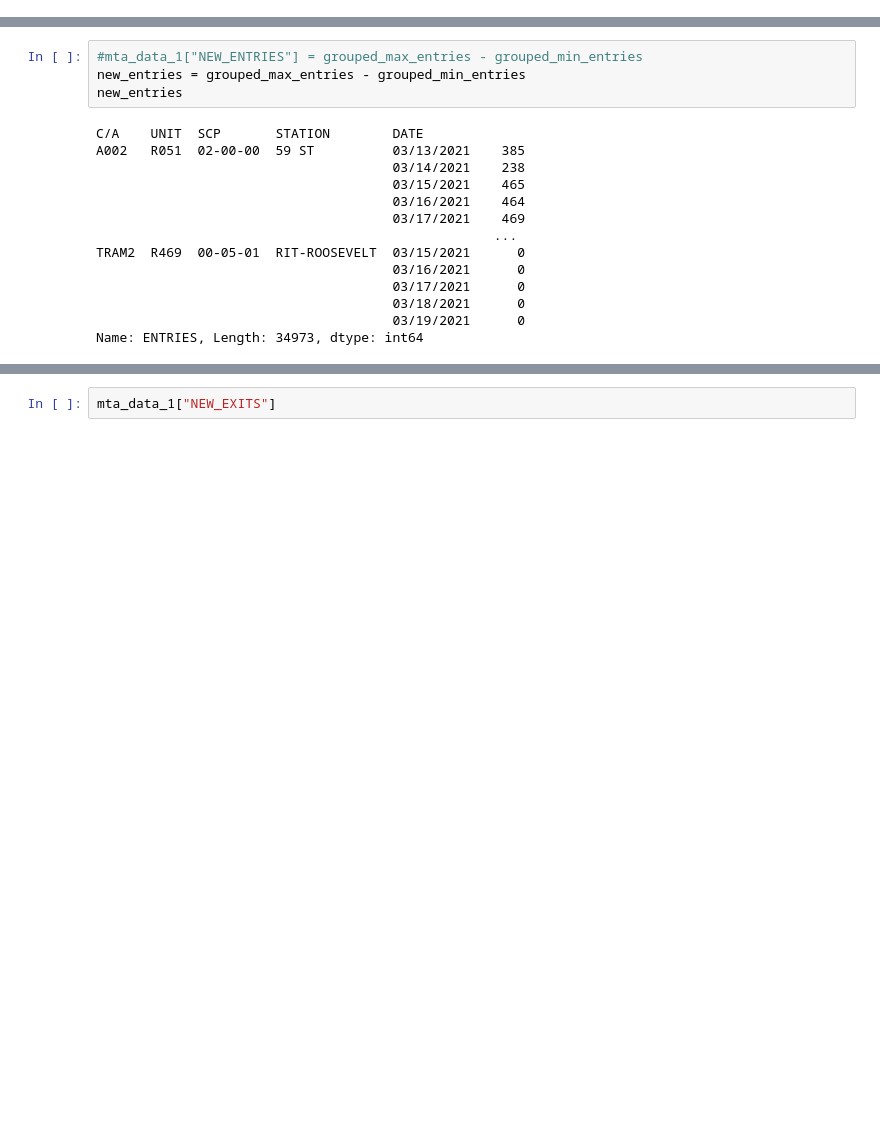
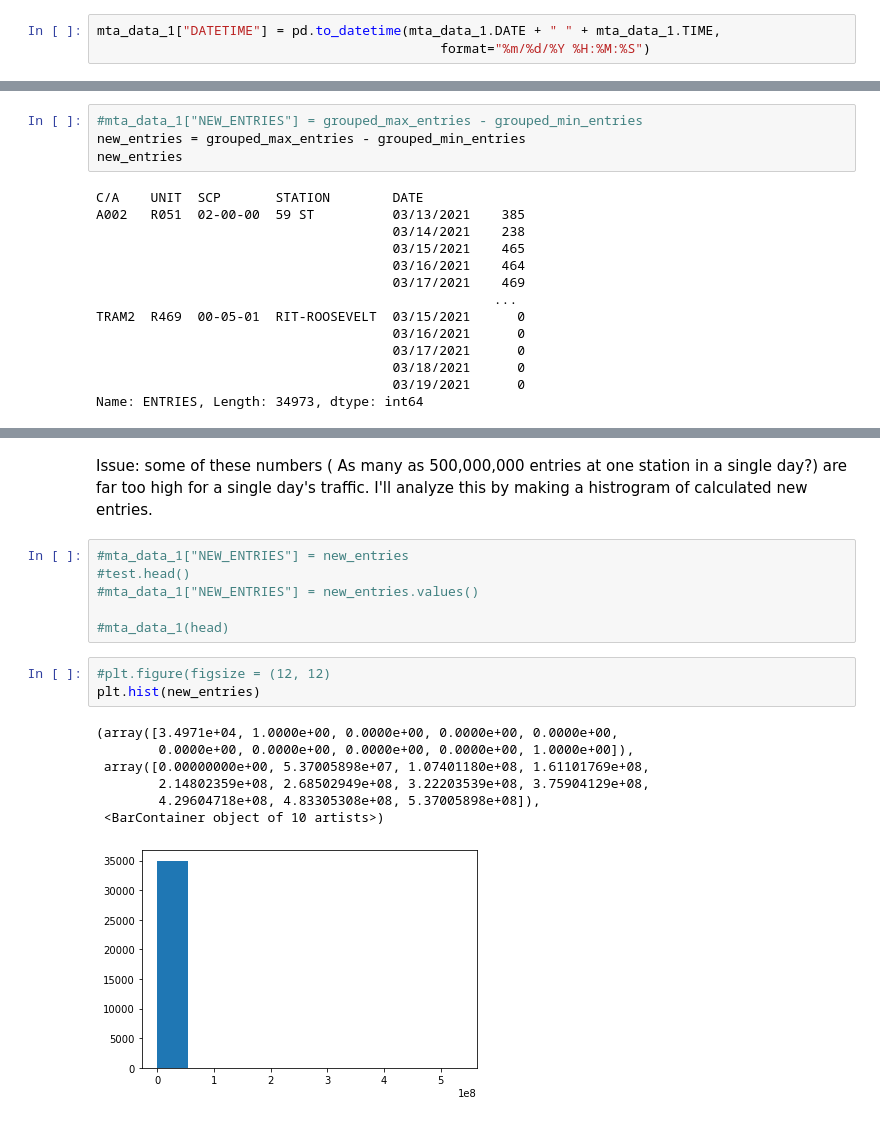
Before and after one commit to nickdellaquilo/Metis-Project-1, a Jupyter notebook: MVP Scrap Work.ipynb, the cells around one changed output, grey strips where cells are left out. Saved outputs shown, nothing was run; the diff lists cells and outputs as text; blank space fills up the shorter version.

```diff
--- a/MVP Scrap Work.ipynb
+++ b/MVP Scrap Work.ipynb
@@ -119,0 +121,3 @@ A cursory look at the data indicates what information we're working with and how
+# %%
+mta_data_1["DATETIME"] = pd.to_datetime(mta_data_1.DATE + " " + mta_data_1.TIME,
+                                            format="%m/%d/%Y %H:%M:%S")
@@ -203,2 +227,19 @@ Name: ENTRIES, Length: 34973, dtype: int64
-# %%
-mta_data_1["NEW_EXITS"]
+# %% [markdown]
+Issue: some of these numbers ( As many as 500,000,000 entries at one station in a single day?) are far too high for a single day's traffic. I'll analyze this by making a histrogram of calculated new entries.
+# %%
+#mta_data_1["NEW_ENTRIES"] = new_entries
+#test.head()
+#mta_data_1["NEW_ENTRIES"] = new_entries.values()
+
+#mta_data_1(head)
+# %%
+#plt.figure(figsize = (12, 12)
+plt.hist(new_entries)
+# %% [output]
+(array([3.4971e+04, 1.0000e+00, 0.0000e+00, 0.0000e+00, 0.0000e+00,
+        0.0000e+00, 0.0000e+00, 0.0000e+00, 0.0000e+00, 1.0000e+00]),
+ array([0.00000000e+00, 5.37005898e+07, 1.07401180e+08, 1.61101769e+08,
+        2.14802359e+08, 2.68502949e+08, 3.22203539e+08, 3.75904129e+08,
+        4.29604718e+08, 4.83305308e+08, 5.37005898e+08]),
+ <BarContainer object of 10 artists>)
+[figure, added]
```
Also changed, not shown: parts of 14 cells of this notebook.
